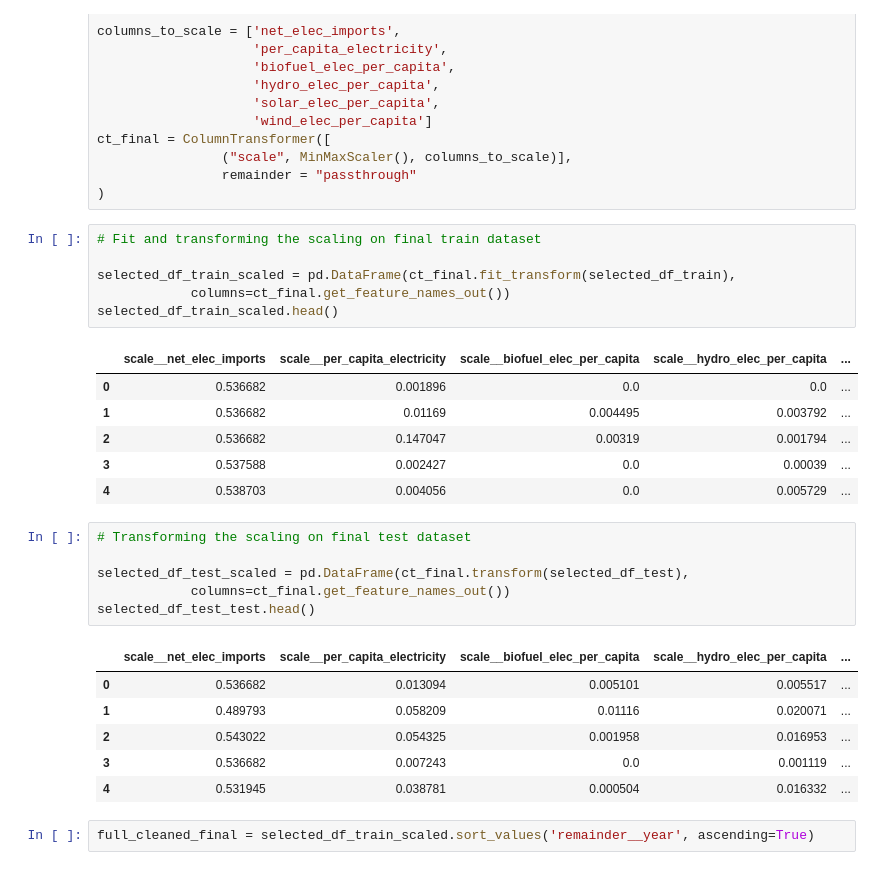
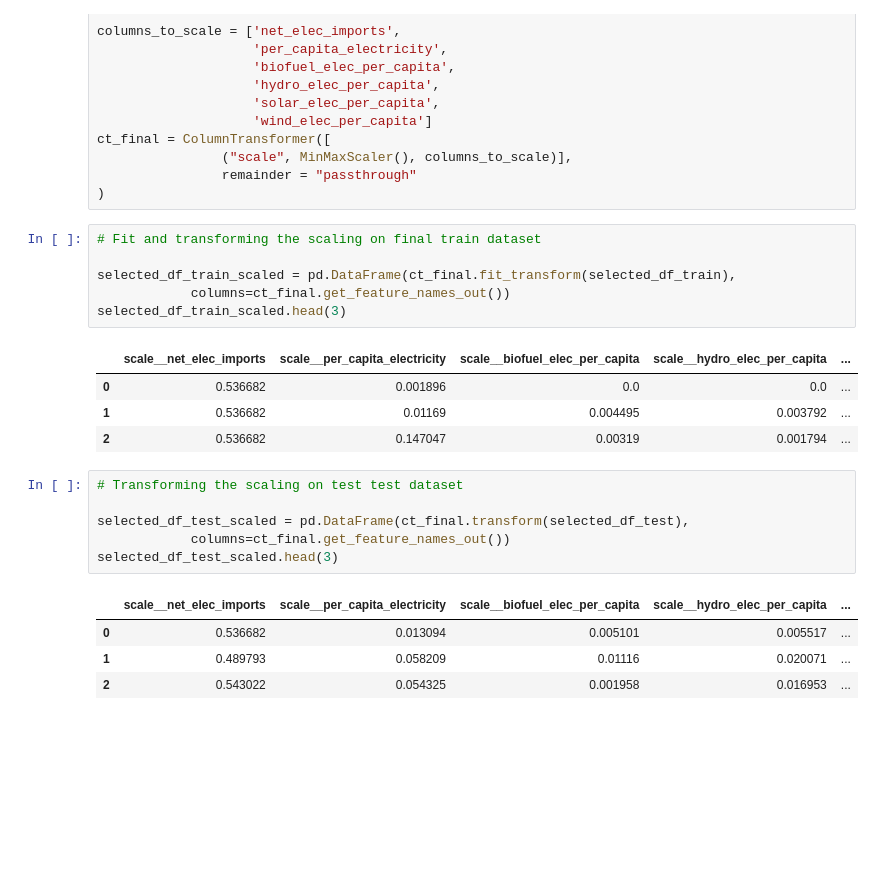
Before and after one commit to up841068/energy-economic-growth, a Jupyter notebook: notebooks/preprocessing_v5.ipynb, the cells around one changed output. Cells and saved outputs as stored; diff of their text form; blank space fills up the shorter version.

```diff
--- a/notebooks/preprocessing_v5.ipynb
+++ b/notebooks/preprocessing_v5.ipynb
@@ -1111,28 +991,22 @@ ct_final = ColumnTransformer([
 # %%
 # Fit and transforming the scaling on final train dataset
 
 selected_df_train_scaled = pd.DataFrame(ct_final.fit_transform(selected_df_train),
             columns=ct_final.get_feature_names_out())
-selected_df_train_scaled.head()
+selected_df_train_scaled.head(3)
 # %% [output]
 |  | scale__net_elec_imports | scale__per_capita_electricity | scale__biofuel_elec_per_capita | scale__hydro_elec_per_capita | ... |
 | 0 | 0.536682 | 0.001896 | 0.0 | 0.0 | ... |
 | 1 | 0.536682 | 0.01169 | 0.004495 | 0.003792 | ... |
 | 2 | 0.536682 | 0.147047 | 0.00319 | 0.001794 | ... |
-| 3 | 0.537588 | 0.002427 | 0.0 | 0.00039 | ... |
-| 4 | 0.538703 | 0.004056 | 0.0 | 0.005729 | ... |
 # %%
-# Transforming the scaling on final test dataset
+# Transforming the scaling on test test dataset
 
 selected_df_test_scaled = pd.DataFrame(ct_final.transform(selected_df_test),
             columns=ct_final.get_feature_names_out())
-selected_df_test_test.head()
+selected_df_test_scaled.head(3)
 # %% [output]
 |  | scale__net_elec_imports | scale__per_capita_electricity | scale__biofuel_elec_per_capita | scale__hydro_elec_per_capita | ... |
 | 0 | 0.536682 | 0.013094 | 0.005101 | 0.005517 | ... |
 | 1 | 0.489793 | 0.058209 | 0.01116 | 0.020071 | ... |
 | 2 | 0.543022 | 0.054325 | 0.001958 | 0.016953 | ... |
-| 3 | 0.536682 | 0.007243 | 0.0 | 0.001119 | ... |
-| 4 | 0.531945 | 0.038781 | 0.000504 | 0.016332 | ... |
-# %%
-full_cleaned_final = selected_df_train_scaled.sort_values('remainder__year', ascending=True)
```
Also changed, not shown: parts of 27 cells of this notebook.
